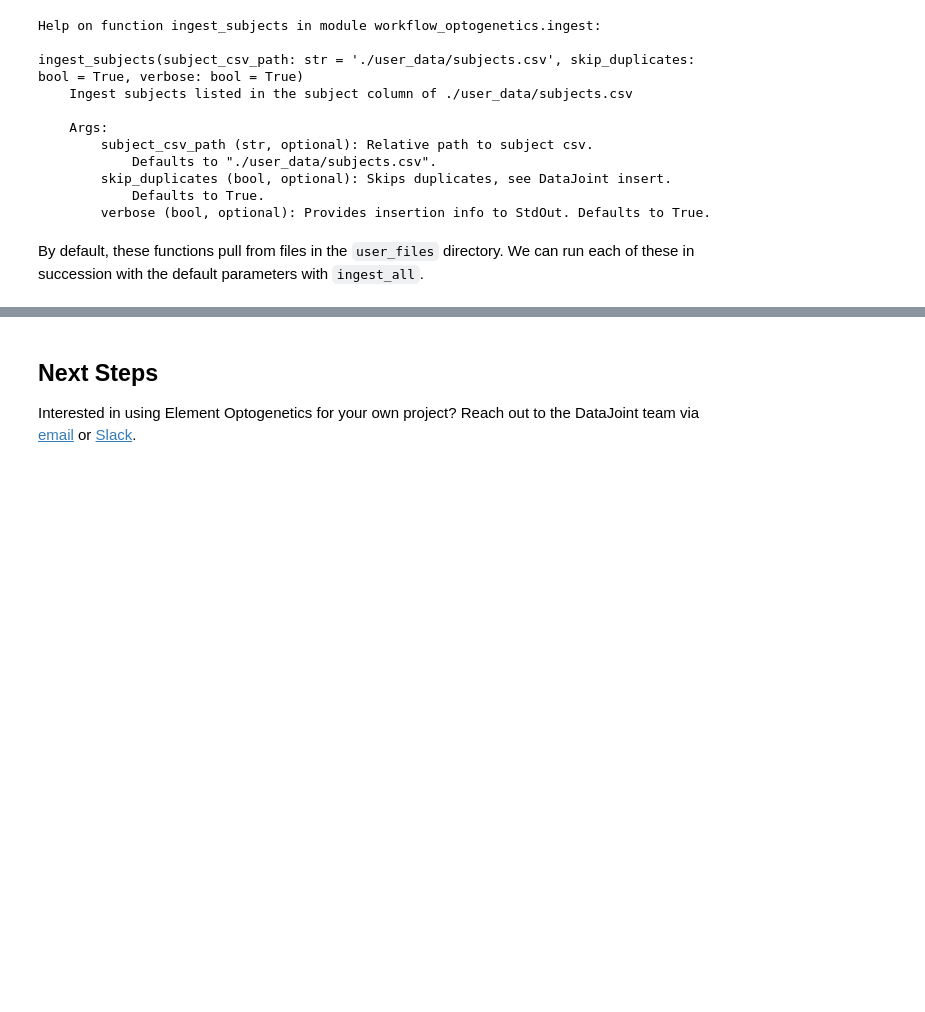
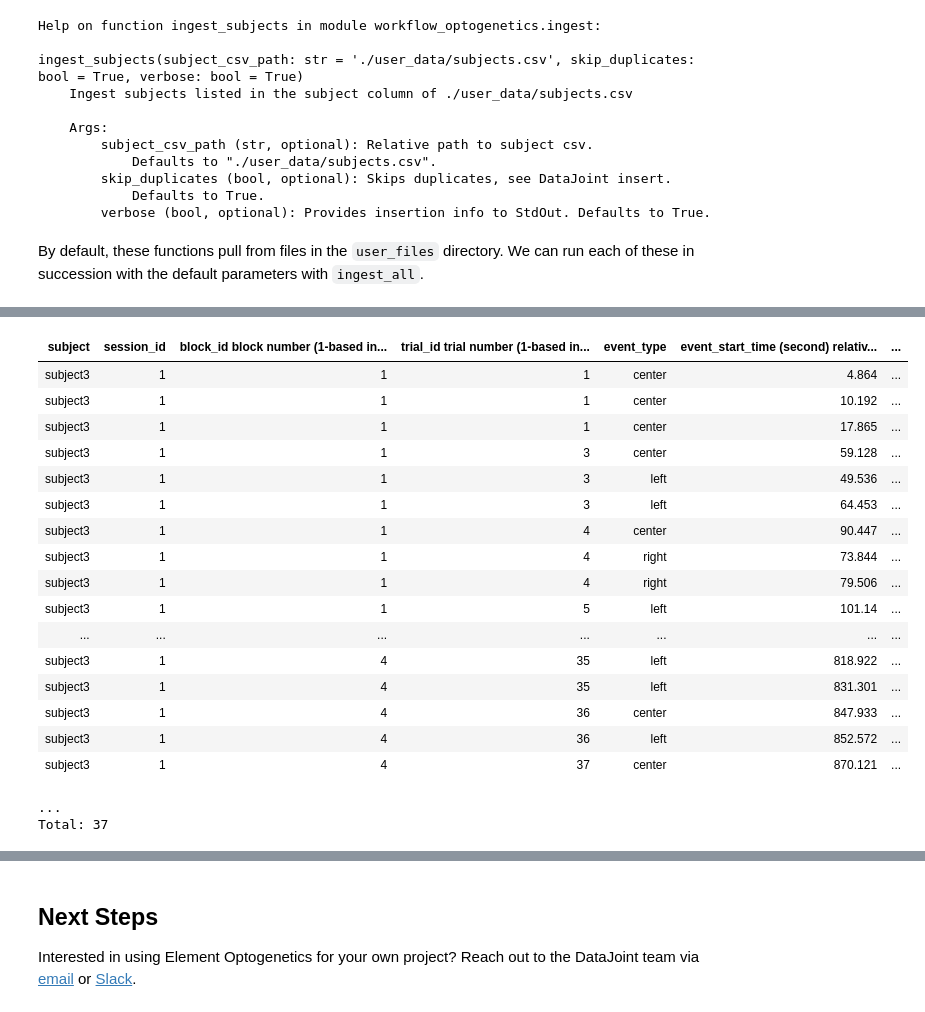
Before and after one commit to datajoint/workflow-optogenetics, a Jupyter notebook: notebooks/03-process.ipynb, the cells around one changed output, grey strips where cells are left out. Saved outputs shown, nothing was run; the diff lists cells and outputs as text; code cells hidden in the pictures; blank space fills up the shorter version.

```diff
--- a/notebooks/03-process.ipynb
+++ b/notebooks/03-process.ipynb
@@ -270,0 +284,28 @@ ingest_all()
+# %%
+from workflow_optogenetics.pipeline import event, trial
+
+events_by_block = (
+    trial.BlockTrial * trial.TrialEvent * trial.Block.Attribute
+    & "attribute_name='stimulation'"
+)
+events_by_block
+# %% [output]
+| subject | session_id | block_id block number (1-based in... | trial_id trial number (1-based in... | event_type | event_start_time (second) relativ... | ... |
+| subject3 | 1 | 1 | 1 | center | 4.864 | ... |
+| subject3 | 1 | 1 | 1 | center | 10.192 | ... |
+| subject3 | 1 | 1 | 1 | center | 17.865 | ... |
+| subject3 | 1 | 1 | 3 | center | 59.128 | ... |
+| subject3 | 1 | 1 | 3 | left | 49.536 | ... |
+| subject3 | 1 | 1 | 3 | left | 64.453 | ... |
+| subject3 | 1 | 1 | 4 | center | 90.447 | ... |
+| subject3 | 1 | 1 | 4 | right | 73.844 | ... |
+| subject3 | 1 | 1 | 4 | right | 79.506 | ... |
+| subject3 | 1 | 1 | 5 | left | 101.14 | ... |
+| ... | ... | ... | ... | ... | ... | ... |
+| subject3 | 1 | 4 | 35 | left | 818.922 | ... |
+| subject3 | 1 | 4 | 35 | left | 831.301 | ... |
+| subject3 | 1 | 4 | 36 | center | 847.933 | ... |
+| subject3 | 1 | 4 | 36 | left | 852.572 | ... |
+| subject3 | 1 | 4 | 37 | center | 870.121 | ... |
+...
+Total: 37
```
Also changed, not shown: parts of 9 cells of this notebook, 13 other files.
